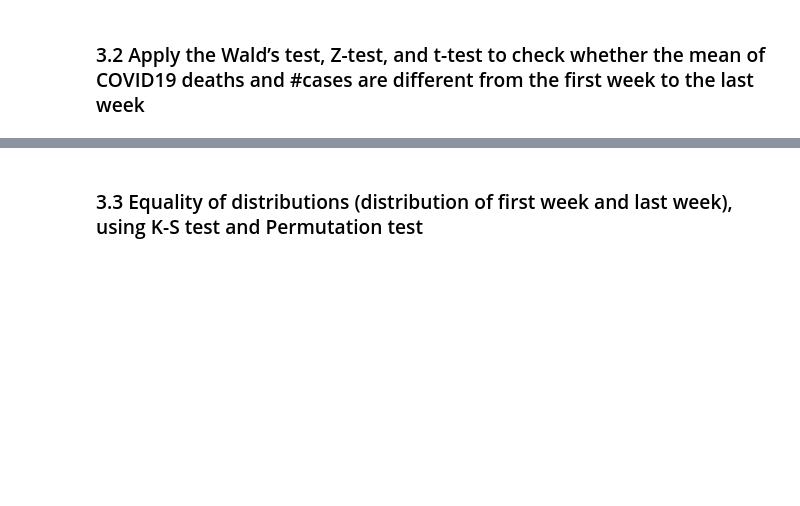
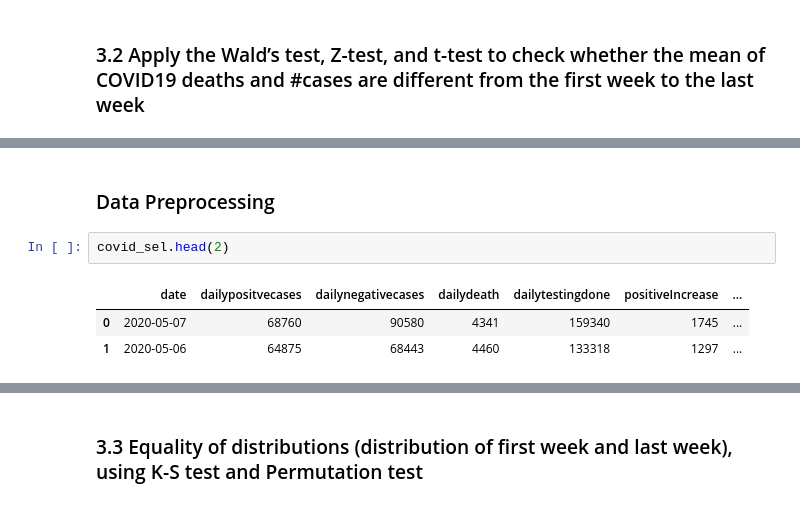
Before and after one commit to marif1901/COVID19_NewJersey_Trends, a Jupyter notebook: COVID_NJ_ImpactAnalysis.ipynb, the cells around one changed output, grey strips where cells are left out. Saved outputs shown, nothing was run; the diff lists cells and outputs as text; blank space fills up the shorter version.

```diff
--- a/COVID_NJ_ImpactAnalysis.ipynb
+++ b/COVID_NJ_ImpactAnalysis.ipynb
@@ -439,0 +440,8 @@ Apply the Wald’s test, Z-test, and t-test (assume all are applicable) to check
+# %% [markdown]
+### Data Preprocessing
+# %%
+covid_sel.head(2)
+# %% [output]
+|  | date | dailypositvecases | dailynegativecases | dailydeath | dailytestingdone | positiveIncrease | ... |
+| 0 | 2020-05-07 | 68760 | 90580 | 4341 | 159340 | 1745 | ... |
+| 1 | 2020-05-06 | 64875 | 68443 | 4460 | 133318 | 1297 | ... |
```
Also changed, not shown: parts of 45 cells of this notebook.
